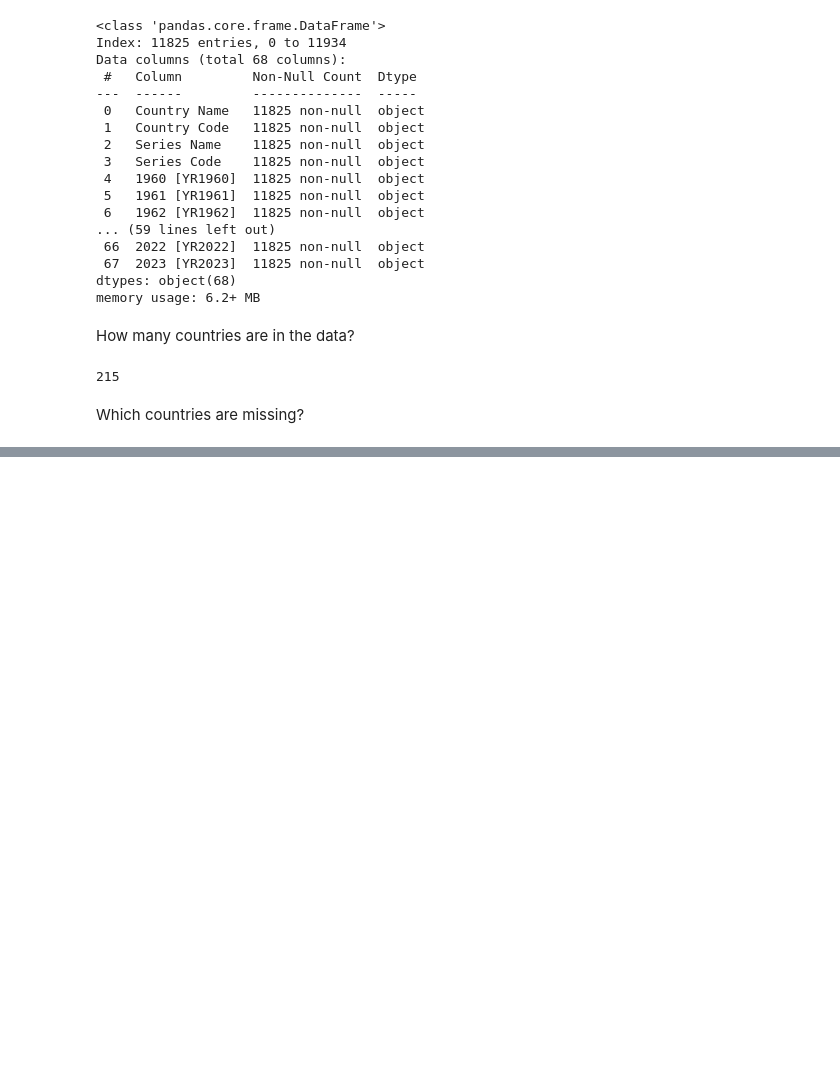
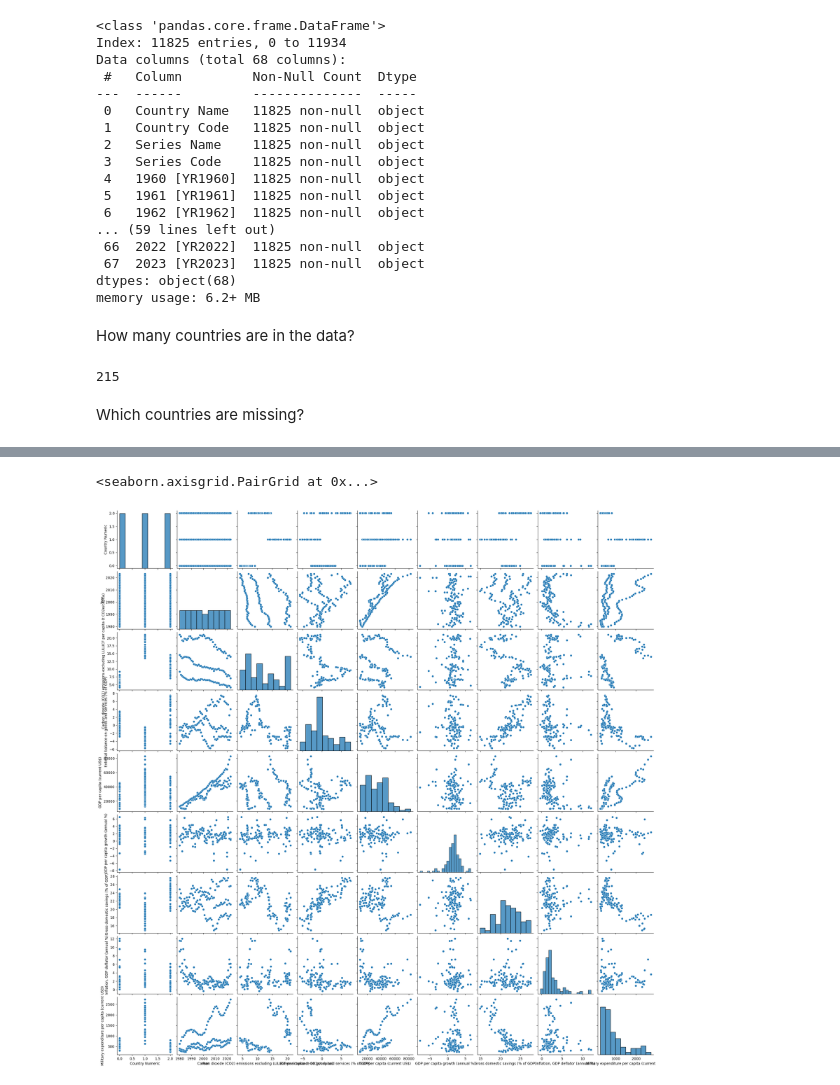
Before and after one commit to maxtschochner/World_Bank_Open_Data_Exploration, a Jupyter notebook: Analysis.ipynb, the cells around one changed output, grey strips where cells are left out. Saved outputs shown, nothing was run; the diff lists cells and outputs as text; code cells hidden in the pictures; blank space fills up the shorter version.

```diff
--- a/Analysis.ipynb
+++ b/Analysis.ipynb
@@ -376,0 +542,15 @@ sns.pairplot(data_onlycountries_without_nan_unpivot_feature_format_pdf)
+# %%
+filter_columns = [
+    "Country Code",
+    'Country Numeric',
+    "Year",
+    "Carbon dioxide (CO2) emissions excluding LULUCF per capita (t CO2e/capita)",
+    "External balance on goods and services (% of GDP)",
+    "GDP per capita (current US$)",
+    "GDP per capita growth (annual %)",
+    "Gross domestic savings (% of GDP)",
+    "Inflation, GDP deflator (annual %)",
+    "Military expenditure per capita (current USD)",
+]
+
+data_melt_pivot_pdf = data_melt_pivot_pdf[filter_columns]
@@ -376,0 +561,5 @@ sns.pairplot(data_onlycountries_without_nan_unpivot_feature_format_pdf)
+# %%
+sns.pairplot(data_melt_pivot_pdf.drop(columns=['Country Code']))
+# %% [output]
+<seaborn.axisgrid.PairGrid at 0x...>
+[figure, added]
```
Also changed, not shown: parts of 59 cells of this notebook.
